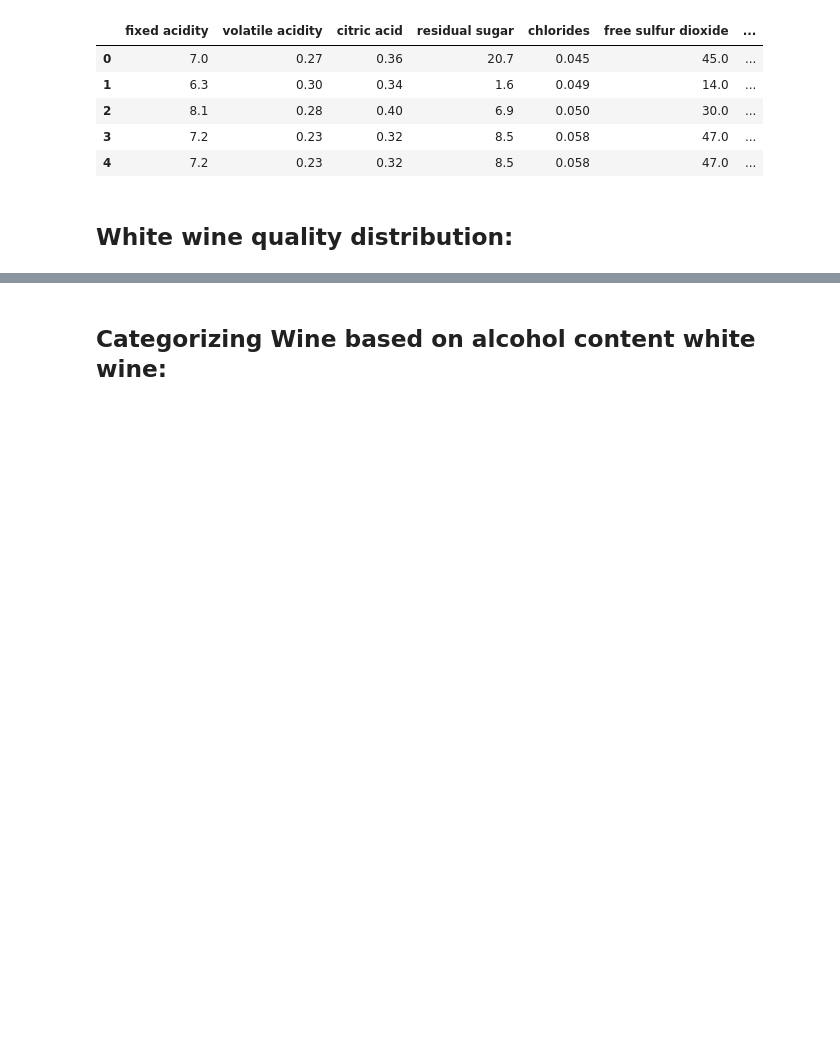
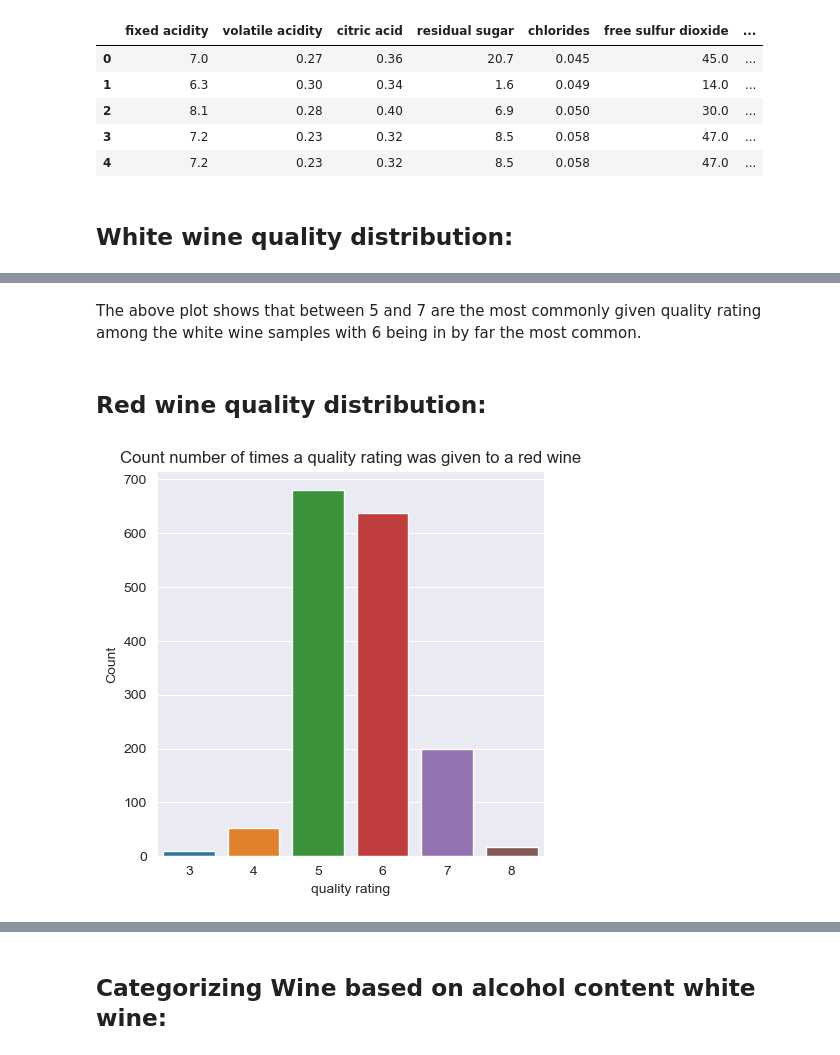
Before and after one commit to craig-lilley/Wine_Project, a Jupyter notebook: Wine Project/wineproject.ipynb, the cells around one changed output, grey strips where cells are left out. Cells and saved outputs as stored; diff of their text form; code cells hidden in the pictures; blank space fills up the shorter version.

```diff
--- a/Wine Project/wineproject.ipynb
+++ b/Wine Project/wineproject.ipynb
@@ -58,0 +66,14 @@ import seaborn as sns
+# %% [markdown]
+The above plot shows that between 5 and 7 are the most commonly given quality rating among the white wine samples with 6 being in by far the most common.
+# %% [markdown]
+## Red wine quality distribution:
+# %%
+plt.figure(figsize = (5,5))
+sns.countplot(x = "quality", data = red_dataset)
+plt.title("Count number of times a quality rating was given to a red wine")
+plt.xlabel("quality rating")
+plt.ylabel("Count")
+plt.show()
+plt.close()
+# %% [output]
+[figure, added]
```
Also changed, not shown: parts of 5 cells of this notebook.
